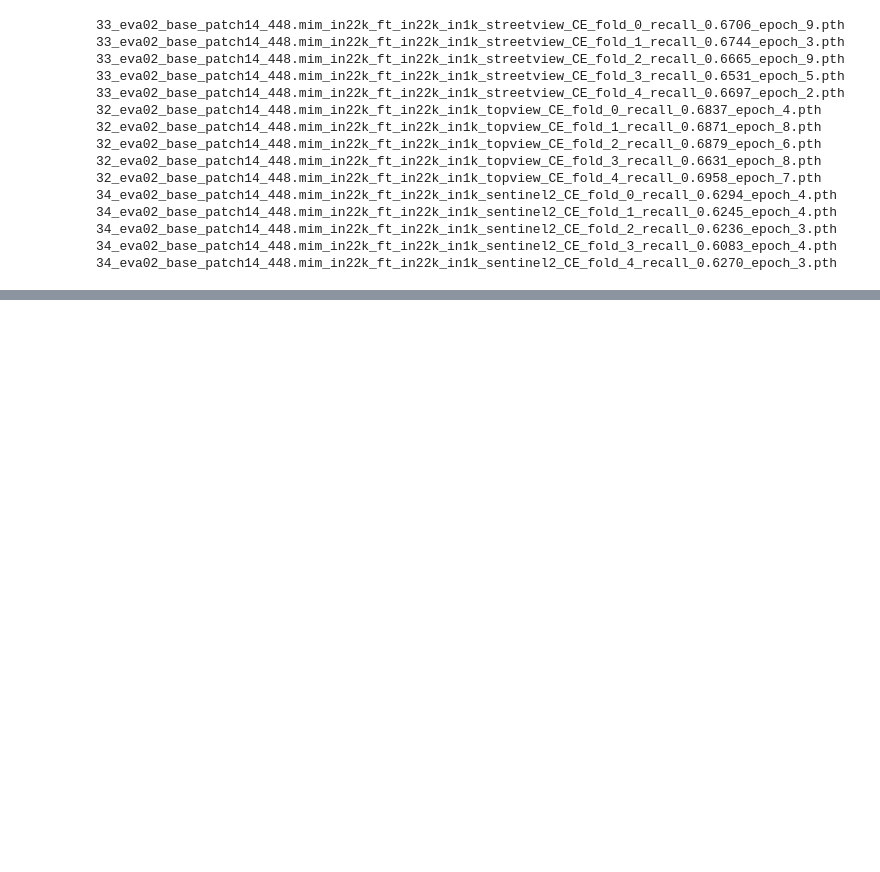
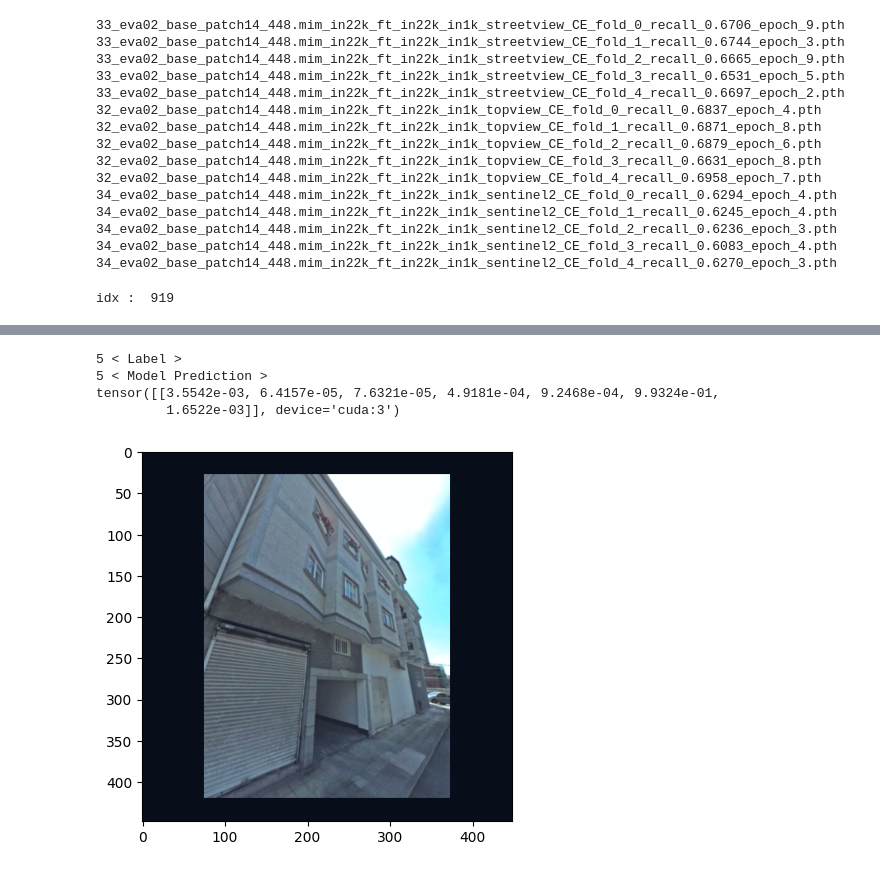
Before and after one commit to jeantirole/Detection_Lab, a Jupyter notebook: 07.Challenge/01.MapYourCity_HuggingFace/05.submit_v4.ipynb, the cells around one changed output, grey strips where cells are left out. Drawn from its saved outputs; the diff is of its cells as text; code cells hidden in the pictures; blank space fills up the shorter version.

```diff
--- a/07.Challenge/01.MapYourCity_HuggingFace/05.submit_v4.ipynb
+++ b/07.Challenge/01.MapYourCity_HuggingFace/05.submit_v4.ipynb
@@ -217,4 +216,64 @@ for i,model in enumerate(inference_dict['models']):
 34_eva02_base_patch14_448.mim_in22k_ft_in22k_in1k_sentinel2_CE_fold_3_recall_0.6083_epoch_4.pth
 34_eva02_base_patch14_448.mim_in22k_ft_in22k_in1k_sentinel2_CE_fold_4_recall_0.6270_epoch_3.pth
 # %%
-train_set = map_dataset.Map_Dataset_v7(names_data,train_path,max_size=data_config['input_size'][1],cfg=cfg,split="valid")
+valid_set = map_dataset.Map_Dataset_v14(names_data,train_path,max_size=data_config['input_size'][1],cfg=cfg,split="valid")
+# %%
+#--- inference
+device = "cuda:3"
+cfg.DEVICE = device
+#---
+
+idx_ = random.randint(0,999)
+print("idx : ", idx_)
+
+dataset = valid_set
+
+street_view = dataset.__getitem__(idx_)[0]
+top_view = dataset.__getitem__(idx_)[1]
+sentinel2 = dataset.__getitem__(idx_)[2]
+img_torch_1 = street_view
+img_torch_2 = top_view
+img_torch_3 = sentinel2
+loss_type = "CE"
+
+def infer_model_(img_torch_1,model,loss_type):
+    with torch.no_grad():
+        img_torch_1 = img_torch_1.to(device)
+        model = model.to(device)
+        model = model.eval()
+        img_torch_1 = img_torch_1.unsqueeze(0)
+        preds = model(img_torch_1)
+
+        if loss_type == "CE":
+            preds_ = preds.softmax(-1).argmax(-1)
+        elif loss_type == "MSE" or loss_type == "MAE":
+            preds_ = preds
+        print(dataset.__getitem__(idx_)[-1], "< Label > ")
+        print(preds_.item(), f"< Model Prediction > ")
+        #print(preds)
+        print(preds.softmax(-1))
+
+        img_torch_1 = img_torch_1.squeeze(0)
+        img1 = img_torch_1.clone()
+
+        # denormal
+        img1 = ((img1) * 0.22) + 0.5
+        # [0.485, 0.456, 0.406], [0.229, 0.224, 0.225]
+        #---
+        img1 = img1.permute(1,2,0).cpu()
+        img1 = np.asarray(img1)
+
+        #---
+        # fig,ax = plt.subplots(nrows=1,ncols=3,figsize=(12,10))
+        # ax[0].imshow(img1)
+        # ax[1].imshow(img2)
+        # ax[2].imshow(img3)
+
+        plt.figure()
+        plt.imshow(img1)
+
+
+#----
+infer_model_(img_torch_1, inference_dict['models'][0],loss_type)
+# %% [output]
+idx :  919
@@ -220,0 +281,5 @@ train_set = map_dataset.Map_Dataset_v7(names_data,train_path,max_size=data_confi
+5 < Label >
+5 < Model Prediction >
+tensor([[3.5542e-03, 6.4157e-05, 7.6321e-05, 4.9181e-04, 9.2468e-04, 9.9324e-01,
+         1.6522e-03]], device='cuda:3')
+[figure, added]
```
Also changed, not shown: parts of 30 cells of this notebook, 15 other files.
